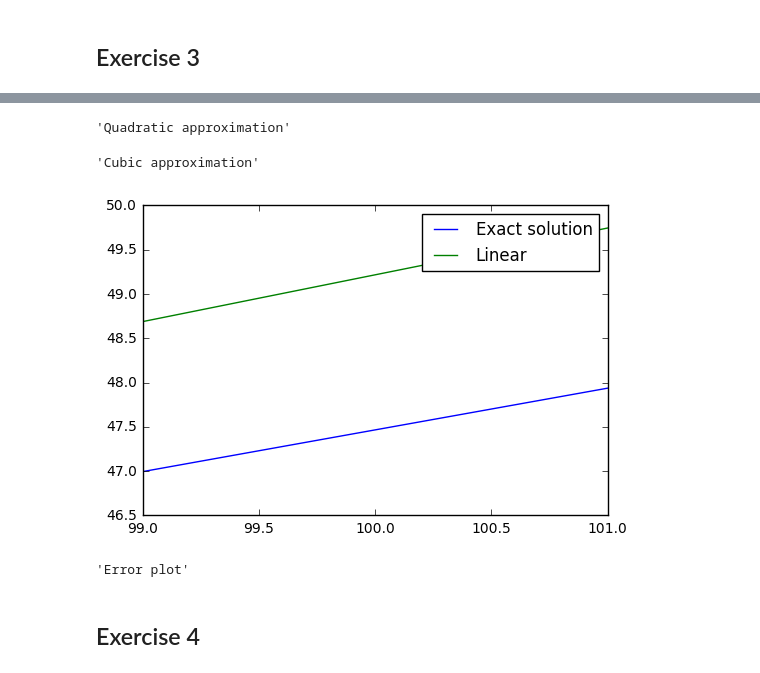
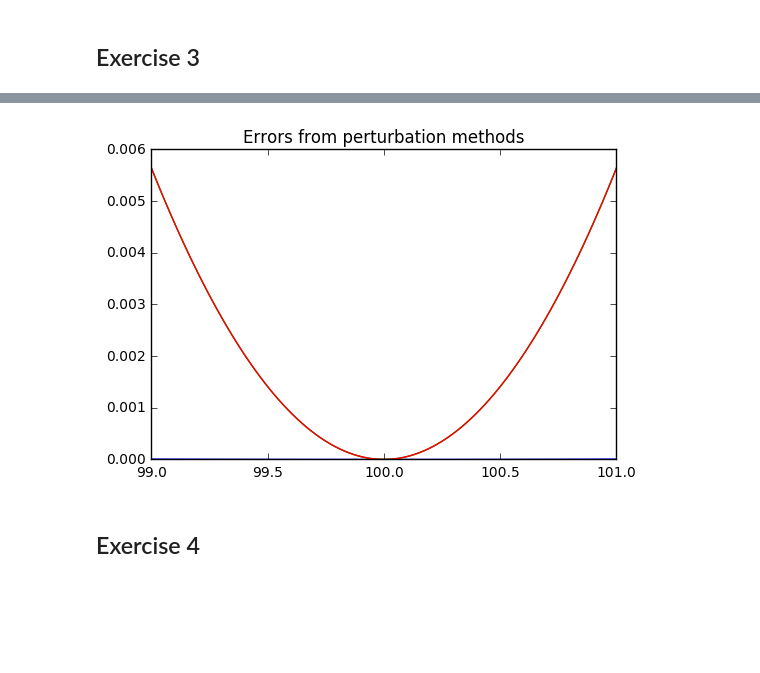
Before and after one commit to gkocks/BootCamp2017, a Jupyter notebook: Prob Sets/Econ/Week5-DSGE/Day3-Perturbations/Perturbation_Exercises_2-5.ipynb, the cells around one changed output, grey strips where cells are left out. Saved outputs shown, nothing was run; the diff lists cells and outputs as text; code cells hidden in the pictures; blank space fills up the shorter version.

```diff
--- a/Prob Sets/Econ/Week5-DSGE/Day3-Perturbations/Perturbation_Exercises_2-5.ipynb
+++ b/Prob Sets/Econ/Week5-DSGE/Day3-Perturbations/Perturbation_Exercises_2-5.ipynb
@@ -153,8 +131,0 @@ linear = lambda x: y0 + slope*(x-x0)
-# %%
-"""Quadratic approximation"""
-# %% [output]
-'Quadratic approximation'
-# %%
-"""Cubic approximation"""
-# %% [output]
-'Cubic approximation'
@@ -160,0 +151,19 @@ linear = lambda x: y0 + slope*(x-x0)
+# %%
+"""Quadratic approximation"""
+
+def Fxx(x,y):
+    return (F(x+inc, y)-2*F(x,y)+F(x-inc,y))/(inc**2)
+
+def Fyy(x,y):
+    return (F(x, y+inc)-2*F(x,y)+F(x, y-inc))/(inc**2)
+
+def Fxy(x,y):
+    return (F(x+inc,y+inc) - F(x-inc, y+inc) - F(x+inc, y-inc) + F(x-inc, y-inc))/(4*inc**2)
+
+def yx(x,y):
+    return -Fx(x,y)/Fy(x,y)
+
+slope2 = -(Fyy(x0,y0)*(yx(x0,y0))**2 + 2*Fxy(x0,y0)*yx(x0,y0) +Fxx(x0,y0))/(Fy(x0,y0))
+
+def quadratic(x):
+    return linear(x) + 0.5*slope2*(x-x0)**2
@@ -161,24 +194,31 @@ linear = lambda x: y0 + slope*(x-x0)
 # %%
 """Set up a grid. Use fsolve to find the equilibrium value
 of the wage at each point onthe grid."""
 
 x_grid = np.linspace(99, 101, 100)
 y_opt = []
 for x_val in x_grid:
-    h1 = lambda y: (x_val**.35 + .9*x_val - y)**(-2.5) - .95*(y**.35 + .9*y)**(-2.5)
-    y_opt.append(fsolve(h1, 40)[0])
+    h = lambda y: (x_val**.35 + .9*x_val - y)**(-2.5) - .95*(y**.35 + .9*y)**(-2.5)
+    y_new = fsolve(h,50)[0]
+    y_opt.append(y_new)
 
-plt.plot(x_grid, y_opt, label="Exact solution")
-plt.plot(x_grid, linear(x_grid), label="Linear")
+errors1 = abs(y_opt - linear(x_grid))
+errors2 = abs(y_opt- quadratic(x_grid))
+
+plt.plot(x_grid, errors1)
+plt.plot(x_grid, errors2)
+plt.plot(x_grid, errors2)
+plt.title("Errors from perturbation methods")
+plt.show()
+
+#IF WE WANTED TO PLOT THE FUNCTIONS
+#plt.plot(x_grid, y_opt, label="Exact solution")
+#plt.plot(x_grid, linear(x_grid), label="Linear")
 #plt.plot(x_grid, quadratic(x_grid), label='Quadratic')
 #plt.plot(x_grid, cubic(x_grid), label='Cubic')
-plt.legend()
-plt.show()
+#plt.legend(loc = "upper left")
+#plt.show()
 # %% [output]
-[figure, old version]
+[figure, new version]
-# %%
-"""Error plot"""
-# %% [output]
-'Error plot'
 # %% [markdown]
 ## Exercise 4
```
Also changed, not shown: parts of 6 cells of this notebook.
